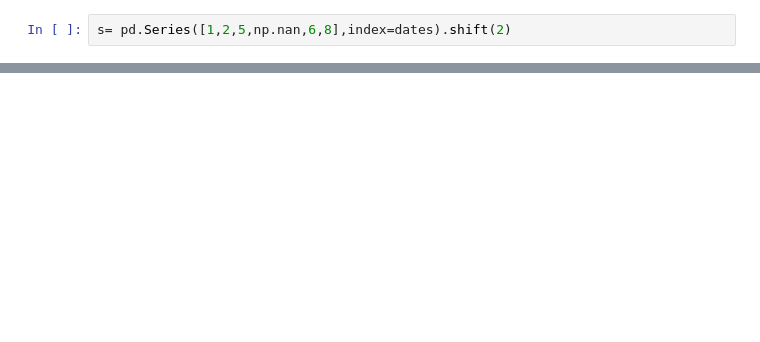
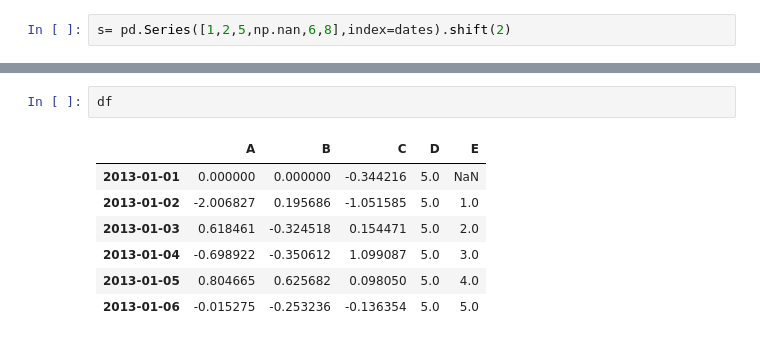
Before and after one commit to BimalGhimire38/PanDas_for_data_science_and_machine_learning, a Jupyter notebook: bhadra_07.ipynb, the cells around one changed output, grey strips where cells are left out. Drawn from its saved outputs; the diff is of its cells as text; blank space fills up the shorter version.

```diff
--- a/bhadra_07.ipynb
+++ b/bhadra_07.ipynb
@@ -447,0 +478,10 @@ Freq: D, dtype: float64
+# %%
+df
+# %% [output]
+|  | A | B | C | D | E |
+| 2013-01-01 | 0.000000 | 0.000000 | -0.344216 | 5.0 | NaN |
+| 2013-01-02 | -2.006827 | 0.195686 | -1.051585 | 5.0 | 1.0 |
+| 2013-01-03 | 0.618461 | -0.324518 | 0.154471 | 5.0 | 2.0 |
+| 2013-01-04 | -0.698922 | -0.350612 | 1.099087 | 5.0 | 3.0 |
+| 2013-01-05 | 0.804665 | 0.625682 | 0.098050 | 5.0 | 4.0 |
+| 2013-01-06 | -0.015275 | -0.253236 | -0.136354 | 5.0 | 5.0 |
```
Also changed, not shown: parts of 60 cells of this notebook.
